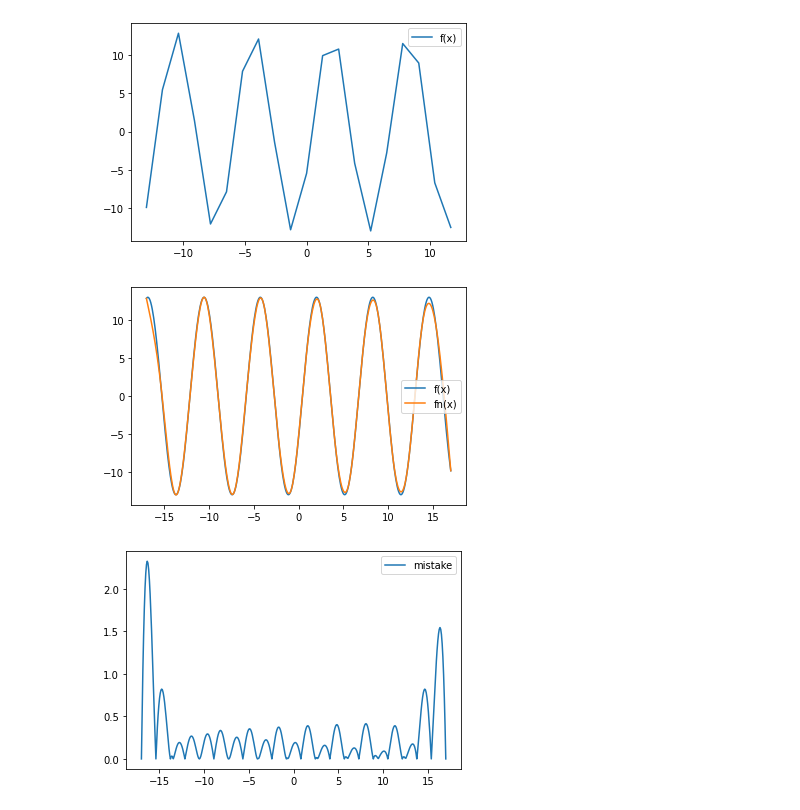
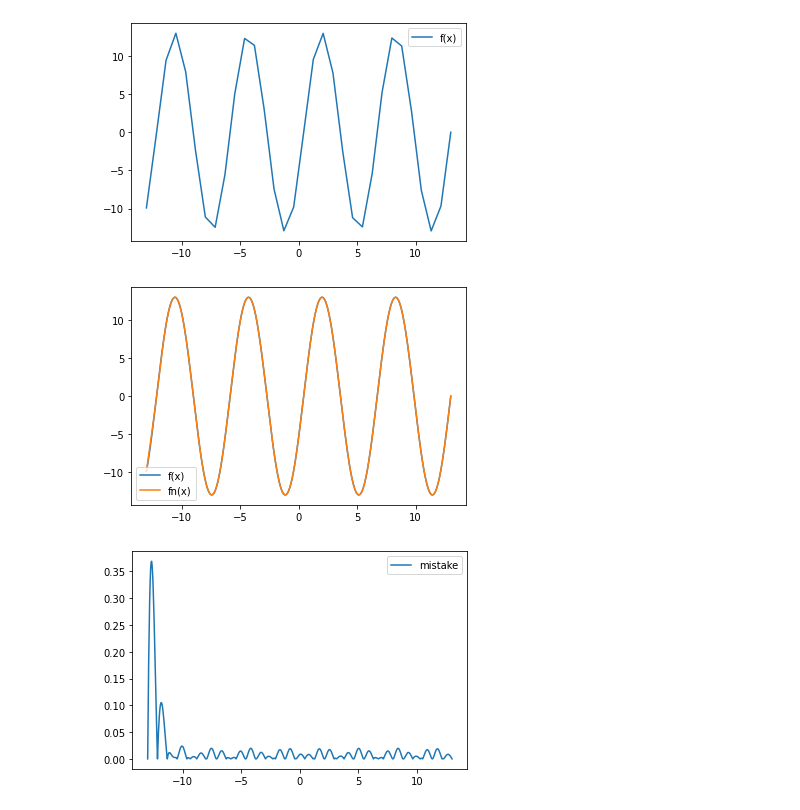
Before and after one commit to girlandred/calculating-methods, a Jupyter notebook: lab_1.ipynb, the cells around one changed output. Drawn from its saved outputs; the diff is of its cells as text; code cells hidden in the pictures.

```diff
--- a/lab_1.ipynb
+++ b/lab_1.ipynb
@@ -40,15 +40,15 @@ def P(y, h, N):
     return c
 # %%
 # plot for the tabulated function
-N = 20
+N = 31
 k = 13
 h = (k + k)/N
 [x, y] = tabulation(-k, k, N)
 plt.plot(x, y)
 plt.legend(['f(x)'])
 plt.show()
 # %% [output]
-[figure, old version]
+[figure, new version]
 # %%
 # finding coefficients for the c
 c = P(y, h, N)
@@ -84,11 +84,11 @@ plt.plot(xm, s)
 plt.legend(['f(x)', 'fn(x)'])
 plt.show()
 # %% [output]
-[figure, old version]
+[figure, new version]
 # %%
 # accuracy
 plt.plot(xm, eps)
 plt.legend(['mistake'])
 plt.show()
 # %% [output]
-[figure, old version]
+[figure, new version]
```
